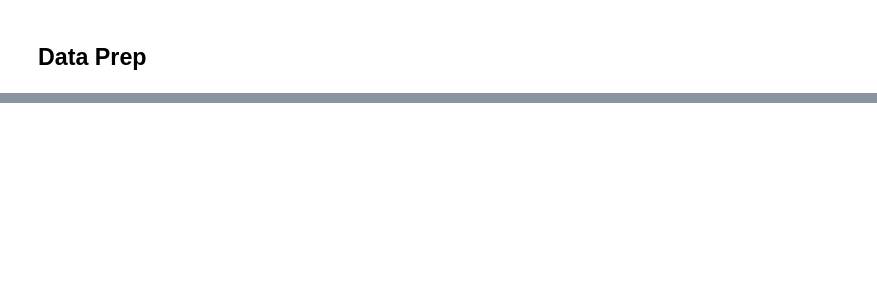
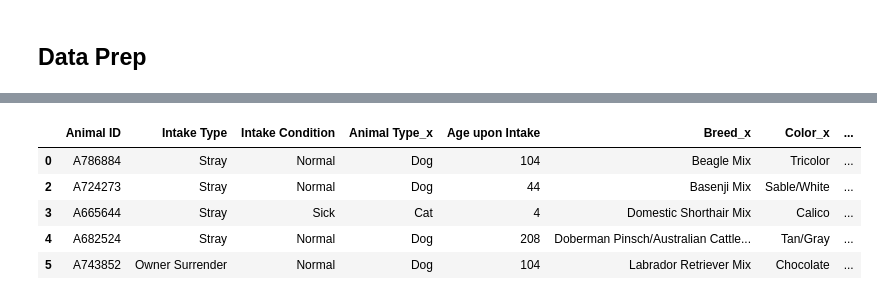
Before and after one commit to cecevu/datamining_project, a Jupyter notebook: project.ipynb, the cells around one changed output, grey strips where cells are left out. Cells and saved outputs as stored; diff of their text form; code cells hidden in the pictures; blank space fills up the shorter version.

```diff
--- a/project.ipynb
+++ b/project.ipynb
@@ -134,0 +180,32 @@ length of label data frame:  101755
+# %%
+fertility = []
+gender = []
+
+feature_df = feature_df.loc[feature_df['Sex upon Outcome'] != 'Unknown']
+for i in range(len(feature_df)):
+    sex = feature_df.iloc[i, 7].split()
+    if sex[0] == 'Intact':
+        sex[0] = 0
+    else:
+        sex[0] = 1
+
+    if sex[1] == 'Male':
+        sex[1] = 0
+    else:
+        sex[1] = 1
+
+    fertility.append(sex[0])
+    gender.append(sex[1])
+
+feature_df = feature_df.drop(columns=['Sex upon Outcome'])
+# %%
+feature_df['Spayed/Neutered'] = fertility
+feature_df['Gender'] = gender
+feature_df.head()
+# %% [output]
+|  | Animal ID | Intake Type | Intake Condition | Animal Type_x | Age upon Intake | Breed_x | Color_x | ... |
+| 0 | A786884 | Stray | Normal | Dog | 104 | Beagle Mix | Tricolor | ... |
+| 2 | A724273 | Stray | Normal | Dog | 44 | Basenji Mix | Sable/White | ... |
+| 3 | A665644 | Stray | Sick | Cat | 4 | Domestic Shorthair Mix | Calico | ... |
+| 4 | A682524 | Stray | Normal | Dog | 208 | Doberman Pinsch/Australian Cattle... | Tan/Gray | ... |
+| 5 | A743852 | Owner Surrender | Normal | Dog | 104 | Labrador Retriever Mix | Chocolate | ... |
```
Also changed, not shown: parts of 14 cells of this notebook.
